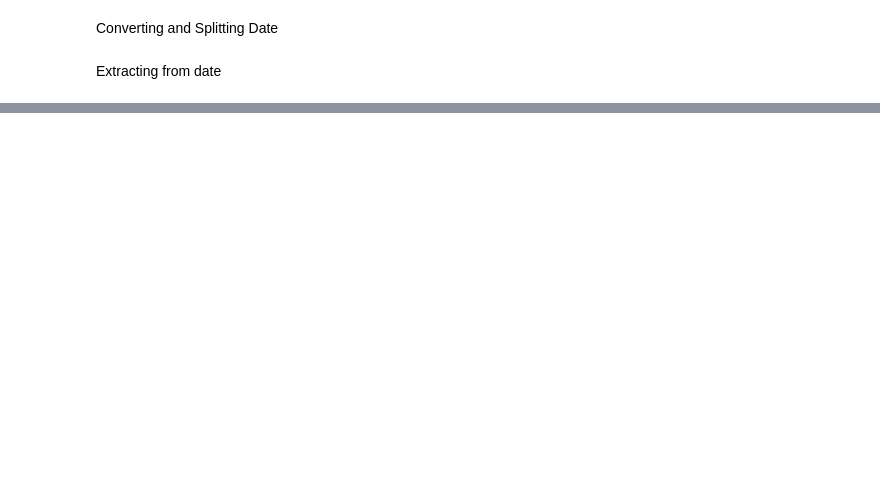
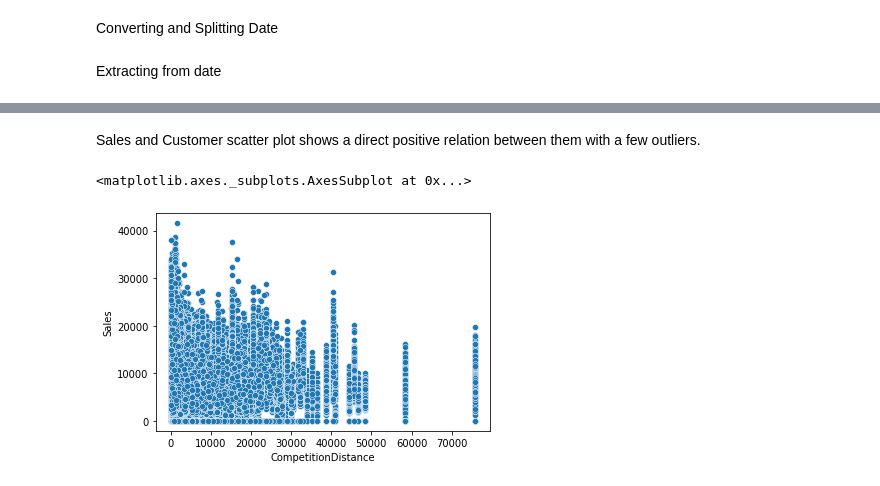
Before and after one commit to kdhaw6/Retail-Sales-Analysis---Regression-Project, a Jupyter notebook: Kunal_Dhawan_Project_Retail_Sales_Prediction.ipynb, the cells around one changed output, grey strips where cells are left out. Drawn from its saved outputs; the diff is of its cells as text; code cells hidden in the pictures; blank space fills up the shorter version.

```diff
--- a/Kunal_Dhawan_Project_Retail_Sales_Prediction.ipynb
+++ b/Kunal_Dhawan_Project_Retail_Sales_Prediction.ipynb
@@ -272,0 +220,7 @@ plt.show()
+# %% [markdown]
+Sales and Customer scatter plot shows a direct positive relation between them with a few outliers.
+# %%
+sns.scatterplot(x=dataset['CompetitionDistance'], y=dataset['Sales'])
+# %% [output]
+<matplotlib.axes._subplots.AxesSubplot at 0x...>
+[figure, added]
```
Also changed, not shown: parts of 43 cells of this notebook.
